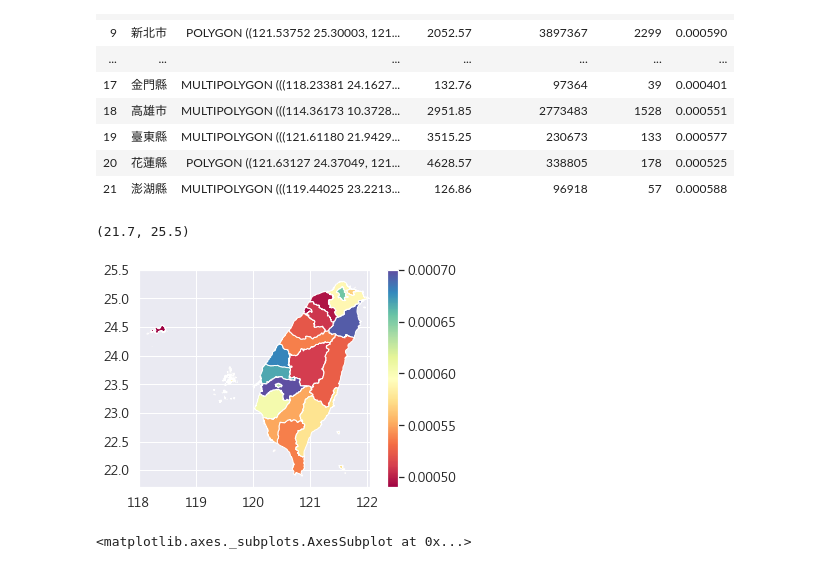
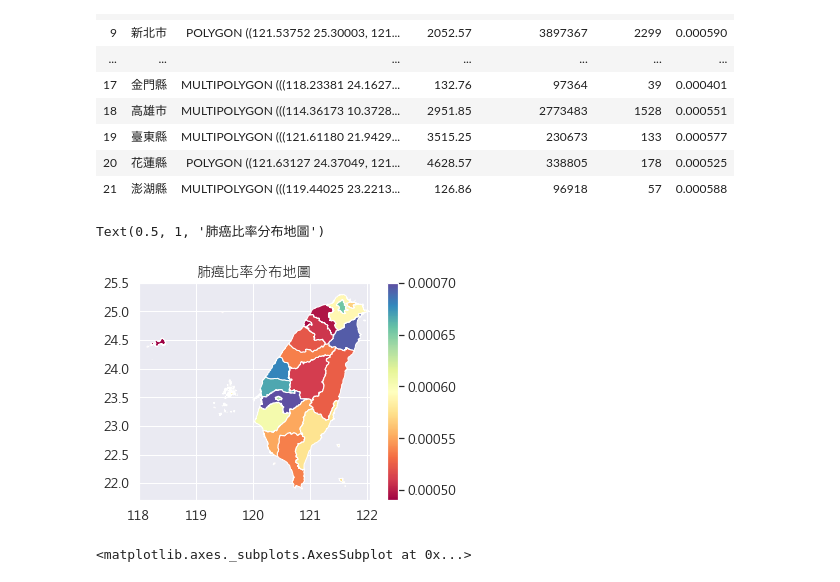
Before and after one commit to k22949706/Kenny, a Jupyter notebook: 程式語言Final.ipynb, the cells around one changed output. Drawn from its saved outputs; the diff is of its cells as text; code cells hidden in the pictures.

```diff
--- a/程式語言Final.ipynb
+++ b/程式語言Final.ipynb
@@ -515,11 +515,12 @@ districts3
 # %%
 color = mpl.colors.Normalize(vmin=0.00049, vmax=0.0007)
 districts3.plot(column = '肺癌比率', cmap = 'Spectral', legend = True, norm=color)
 plt.xlim(118,122.05)
 plt.ylim(21.7,25.5)
+plt.title("肺癌比率分布地圖")
 # %% [output]
-(21.7, 25.5)
+Text(0.5, 1, '肺癌比率分布地圖')
-[figure, old version]
+[figure, new version]
 # %%
 from matplotlib.font_manager import FontProperties
 
```
Also changed, not shown: parts of 13 cells of this notebook.
